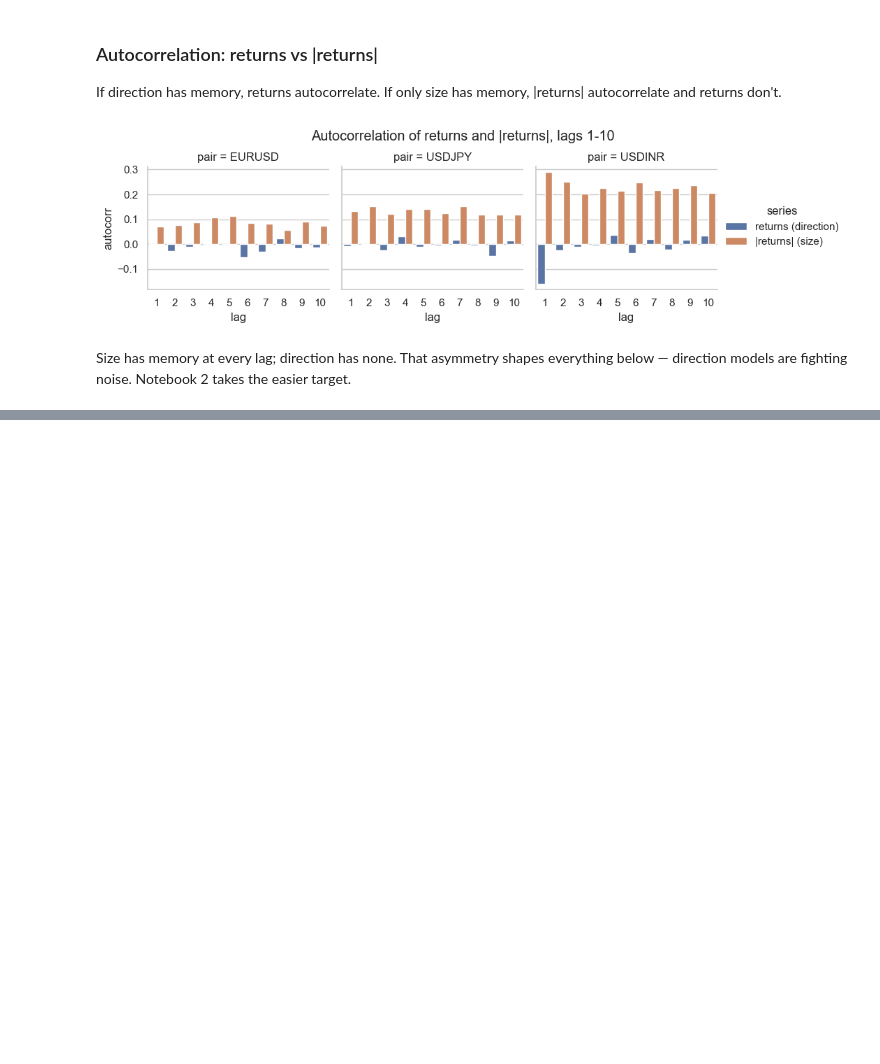
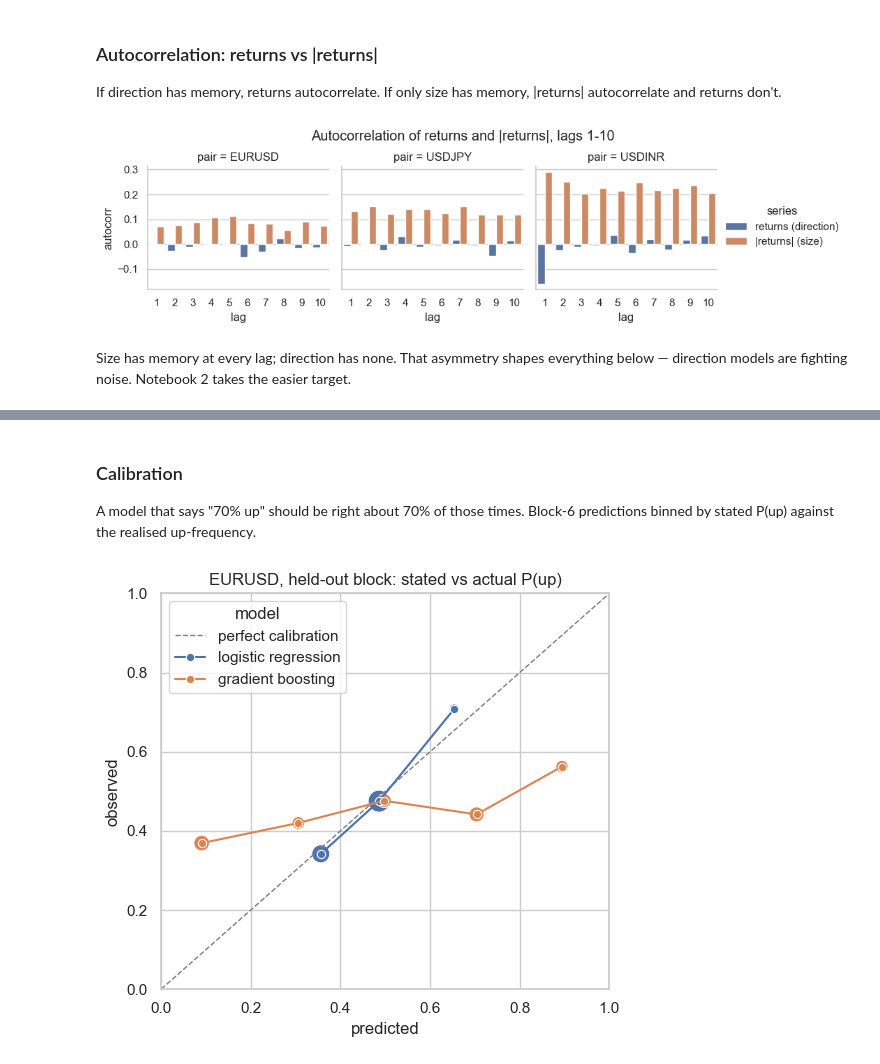
Before and after one commit to jatin-hans/currency-pair-prediction, a Jupyter notebook: notebooks/01_direction.ipynb, the cells around one changed output, grey strips where cells are left out. Cells and saved outputs as stored; diff of their text form; code cells hidden in the pictures; blank space fills up the shorter version.

```diff
--- a/notebooks/01_direction.ipynb
+++ b/notebooks/01_direction.ipynb
@@ -182,0 +296,31 @@ easier target.
+# %% [markdown]
+### Calibration
+
+A model that says "70% up" should be right about 70% of those times. Block-6
+predictions binned by stated P(up) against the realised up-frequency.
+# %%
+# Sizing any decision by a stated probability assumes the probability is
+# honest. Bin stated P(up) against what actually happened.
+block6 = blocks[-1]
+cal_rows = []
+for name, factory in [("logistic regression", make_b1), ("gradient boosting", make_b2)]:
+    train, test = split_by_block(datasets["EURUSD"], block6, purge=settings.direction_k)
+    m = factory(settings.seed).fit(train[MODEL_FEATURES], train[TARGET_COLUMN])
+    p_up = _expand_proba(m, test[MODEL_FEATURES])[:, 2]
+    up = (test[TARGET_COLUMN] == 2).astype(int)
+    bins = pd.cut(p_up, np.arange(0, 1.01, 0.2))
+    for _, g in pd.DataFrame({"p": p_up, "up": up}).groupby(bins, observed=True):
+        if len(g) >= 10:
+            cal_rows.append({"model": name, "predicted": g["p"].mean(),
+                             "observed": g["up"].mean(), "n": len(g)})
+cal = pd.DataFrame(cal_rows)
+
+fig, ax = plt.subplots(figsize=(5.5, 5))
+ax.plot([0, 1], [0, 1], "--", color="gray", linewidth=1, label="perfect calibration")
+sns.lineplot(cal, x="predicted", y="observed", hue="model", marker="o", ax=ax)
+sns.scatterplot(cal, x="predicted", y="observed", hue="model", size="n",
+                sizes=(50, 250), legend=False, ax=ax)
+ax.set(xlim=(0, 1), ylim=(0, 1), title="EURUSD, held-out block: stated vs actual P(up)")
+plt.tight_layout()
+# %% [output]
+[figure, added]
```
Also changed, not shown: parts of 15 cells of this notebook, 43 other files.
